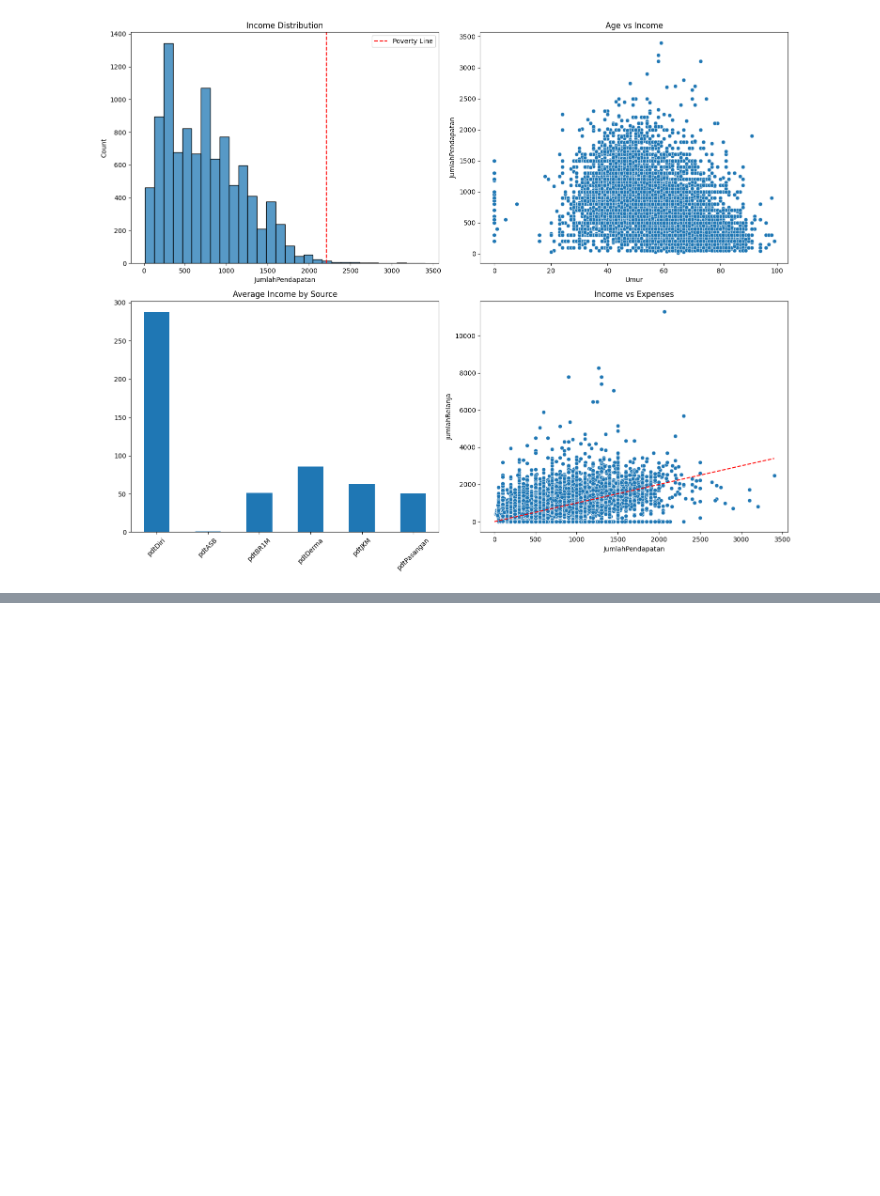
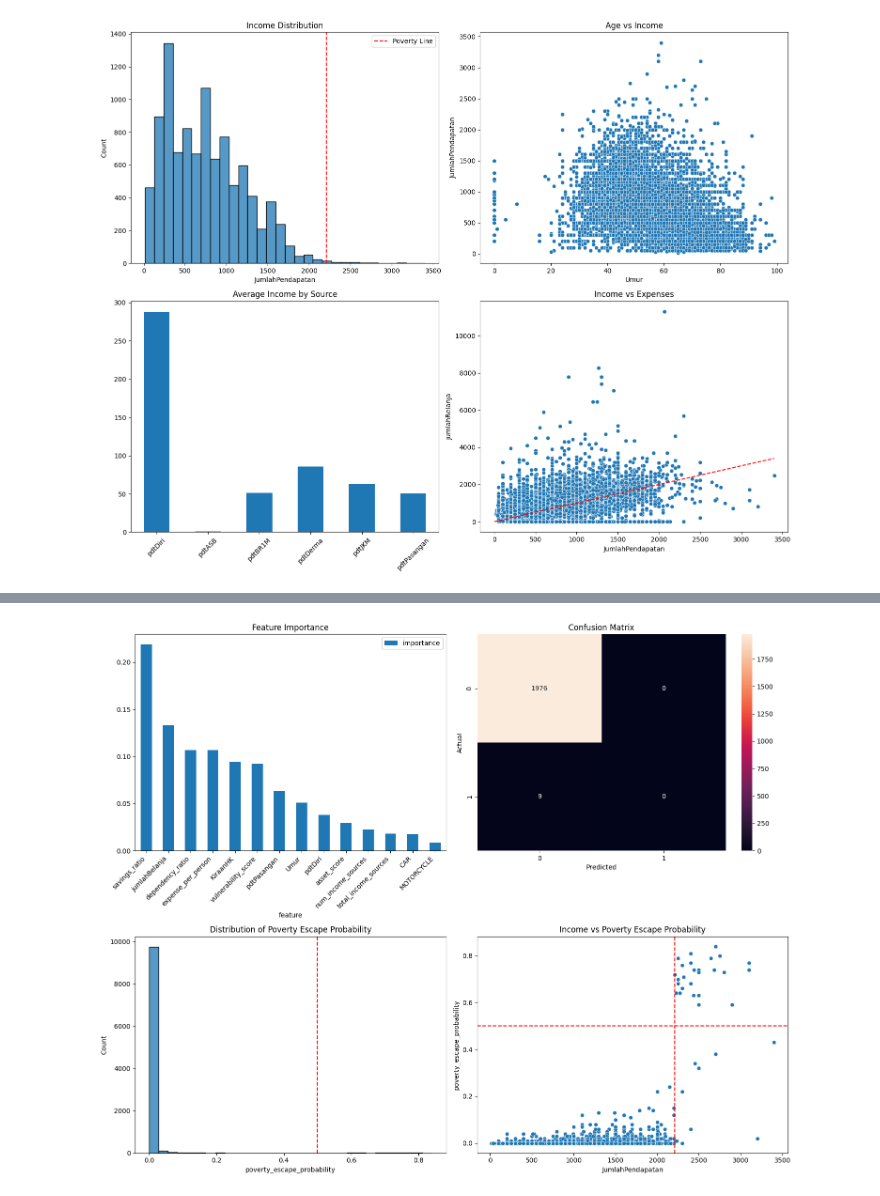
Before and after one commit to daniyalrosli/zakat_project, a Jupyter notebook: analysis.ipynb, the cells around one changed output, grey strips where cells are left out. Cells and saved outputs as stored; diff of their text form; code cells hidden in the pictures; blank space fills up the shorter version.

```diff
--- a/analysis.ipynb
+++ b/analysis.ipynb
@@ -267,0 +589,32 @@ BL       1384  785.884277
+# %%
+# Visualize model performance and feature importance
+
+# Create a figure with multiple subplots
+fig, axes = plt.subplots(2, 2, figsize=(15, 12))
+
+# Feature importance plot
+feature_importance.plot(x='feature', y='importance', kind='bar', ax=axes[0,0])
+axes[0,0].set_title('Feature Importance')
+axes[0,0].set_xticklabels(feature_importance['feature'], rotation=45, ha='right')
+
+# Confusion matrix heatmap
+sns.heatmap(confusion_matrix(y_test, y_pred), annot=True, fmt='d', ax=axes[0,1])
+axes[0,1].set_title('Confusion Matrix')
+axes[0,1].set_xlabel('Predicted')
+axes[0,1].set_ylabel('Actual')
+
+# Poverty escape probability distribution
+sns.histplot(data=df, x='poverty_escape_probability', bins=30, ax=axes[1,0])
+axes[1,0].set_title('Distribution of Poverty Escape Probability')
+axes[1,0].axvline(0.5, color='red', linestyle='--')
+
+# Income vs Poverty Escape Probability
+sns.scatterplot(data=df, x='JumlahPendapatan', y='poverty_escape_probability', ax=axes[1,1])
+axes[1,1].axhline(0.5, color='red', linestyle='--')
+axes[1,1].axvline(POVERTY_LINE, color='red', linestyle='--')
+axes[1,1].set_title('Income vs Poverty Escape Probability')
+
+plt.tight_layout()
+plt.show()
+# %% [output]
+[figure, added]
```
Also changed, not shown: parts of 8 cells of this notebook, 2 other files.
